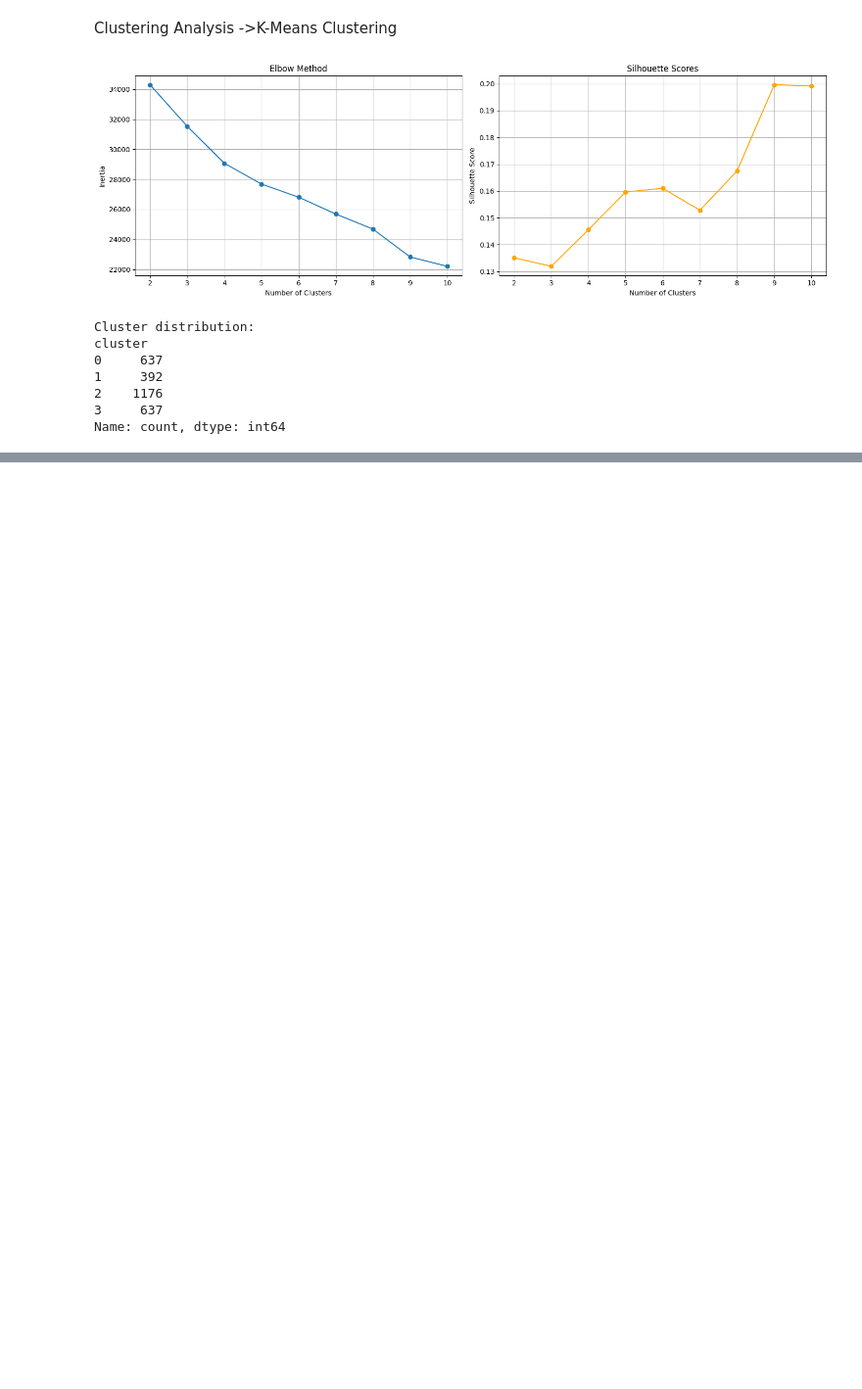
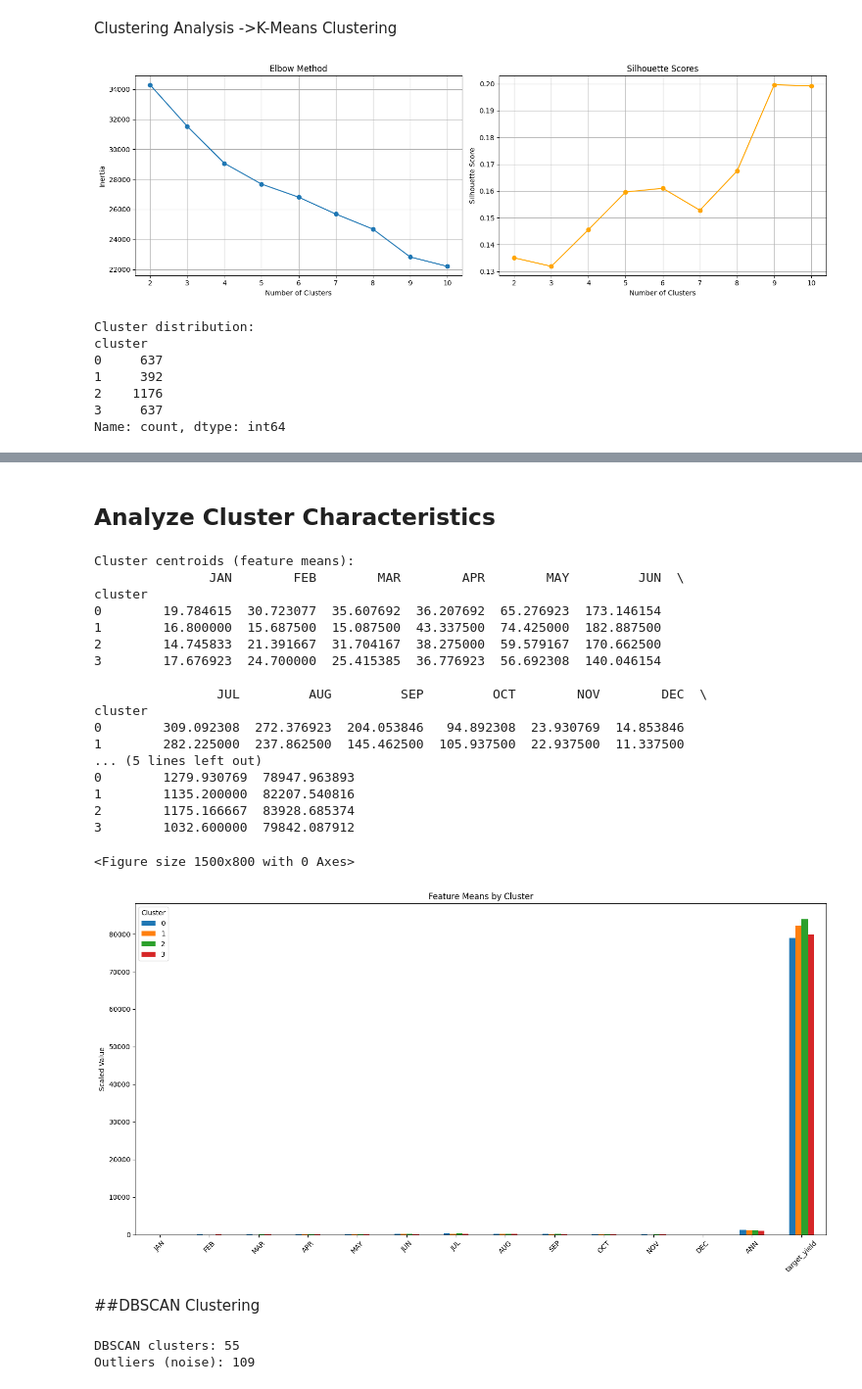
Before and after one commit to sandeepa-ukr/AI-Based-Crop-Predection, a Jupyter notebook: untitled.ipynb, the cells around one changed output, grey strips where cells are left out. Shown: that part at 98% size. Saved outputs shown, nothing was run; the diff lists cells and outputs as text; code cells hidden in the pictures; blank space fills up the shorter version.

```diff
--- a/untitled.ipynb
+++ b/untitled.ipynb
@@ -543,0 +606,51 @@ Name: count, dtype: int64
+# %% [markdown]
+## Analyze Cluster Characteristics
+# %%
+# Analyze what each cluster represents
+cluster_analysis = train_data.groupby('cluster')[numerical_features].mean()
+
+print("Cluster centroids (feature means):")
+print(cluster_analysis)
+
+# Visualize cluster characteristics
+plt.figure(figsize=(15, 8))
+cluster_analysis.T.plot(kind='bar', figsize=(15, 8))
+plt.title('Feature Means by Cluster')
+plt.ylabel('Scaled Value')
+plt.xticks(rotation=45)
+plt.legend(title='Cluster')
+plt.tight_layout()
+plt.show()
+# %% [output]
+Cluster centroids (feature means):
+               JAN        FEB        MAR        APR        MAY         JUN  \
+cluster
+0        19.784615  30.723077  35.607692  36.207692  65.276923  173.146154
+1        16.800000  15.687500  15.087500  43.337500  74.425000  182.887500
+2        14.745833  21.391667  31.704167  38.275000  59.579167  170.662500
+3        17.676923  24.700000  25.415385  36.776923  56.692308  140.046154
+
+                JUL         AUG         SEP         OCT        NOV        DEC  \
+cluster
+0        309.092308  272.376923  204.053846   94.892308  23.930769  14.853846
+1        282.225000  237.862500  145.462500  105.937500  22.937500  11.337500
+... (5 lines left out)
+0        1279.930769  78947.963893
+1        1135.200000  82207.540816
+2        1175.166667  83928.685374
+3        1032.600000  79842.087912
+<Figure size 1500x800 with 0 Axes>
+[figure, added]
+# %% [markdown]
+##DBSCAN Clustering
+# %%
+from sklearn.cluster import DBSCAN
+
+dbscan = DBSCAN(eps=0.5, min_samples=5)
+dbscan_labels = dbscan.fit_predict(X_scaled_df)
+
+print(f"DBSCAN clusters: {len(set(dbscan_labels)) - (1 if -1 in dbscan_labels else 0)}")
+print(f"Outliers (noise): {(dbscan_labels == -1).sum()}")
+# %% [output]
+DBSCAN clusters: 55
+Outliers (noise): 109
```
Also changed, not shown: parts of 33 cells of this notebook.
